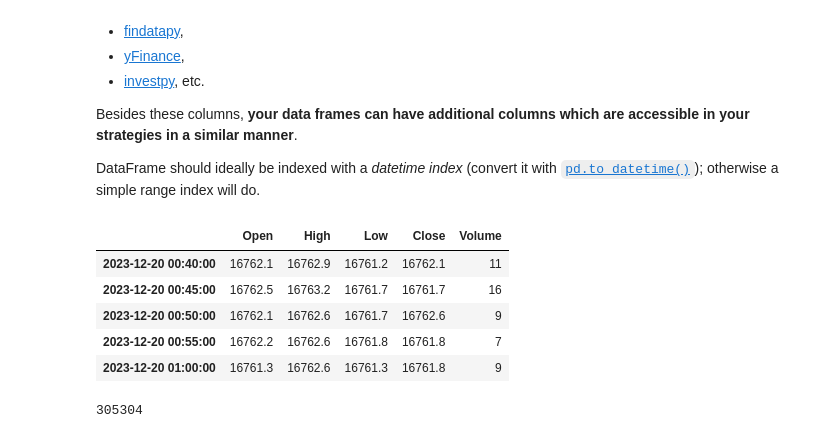
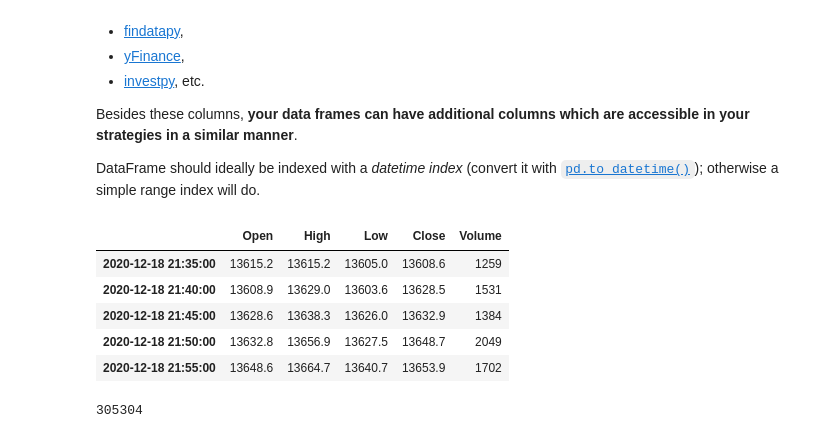
Before and after one commit to sfelaco/backtesting, a Jupyter notebook: doc/examples/DE40_backtesting.ipynb, the cells around one changed output. Drawn from its saved outputs; the diff is of its cells as text; code cells hidden in the pictures.

```diff
--- a/doc/examples/DE40_backtesting.ipynb
+++ b/doc/examples/DE40_backtesting.ipynb
@@ -28,16 +28,16 @@ DataFrame should ideally be indexed with a _datetime index_ (convert it with [`p
 otherwise a simple range index will do.
 # %%
 # Example OHLC daily data for Google Inc.
-from backtesting.test import DE40_2D_5M, DE40_5Y_5M, DE40_5M_5M
+from backtesting.test import DE40_2D_5M, DE40_5Y_5M, DE40_5M_5M, DE40_2Y_5M
 
-DE40_5Y_5M.tail()
+DE40_2Y_5M.tail()
 # %% [output]
 |  | Open | High | Low | Close | Volume |
-| 2023-12-20 00:40:00 | 16762.1 | 16762.9 | 16761.2 | 16762.1 | 11 |
-| 2023-12-20 00:45:00 | 16762.5 | 16763.2 | 16761.7 | 16761.7 | 16 |
-| 2023-12-20 00:50:00 | 16762.1 | 16762.6 | 16761.7 | 16762.6 | 9 |
-| 2023-12-20 00:55:00 | 16762.2 | 16762.6 | 16761.8 | 16761.8 | 7 |
-| 2023-12-20 01:00:00 | 16761.3 | 16762.6 | 16761.3 | 16761.8 | 9 |
+| 2020-12-18 21:35:00 | 13615.2 | 13615.2 | 13605.0 | 13608.6 | 1259 |
+| 2020-12-18 21:40:00 | 13608.9 | 13629.0 | 13603.6 | 13628.5 | 1531 |
+| 2020-12-18 21:45:00 | 13628.6 | 13638.3 | 13626.0 | 13632.9 | 1384 |
+| 2020-12-18 21:50:00 | 13632.8 | 13656.9 | 13627.5 | 13648.7 | 2049 |
+| 2020-12-18 21:55:00 | 13648.6 | 13664.7 | 13640.7 | 13653.9 | 1702 |
 # %%
 len(DE40_5Y_5M)
 # %% [output]
```
Also changed, not shown: parts of 4 cells of this notebook, 4 other files.
